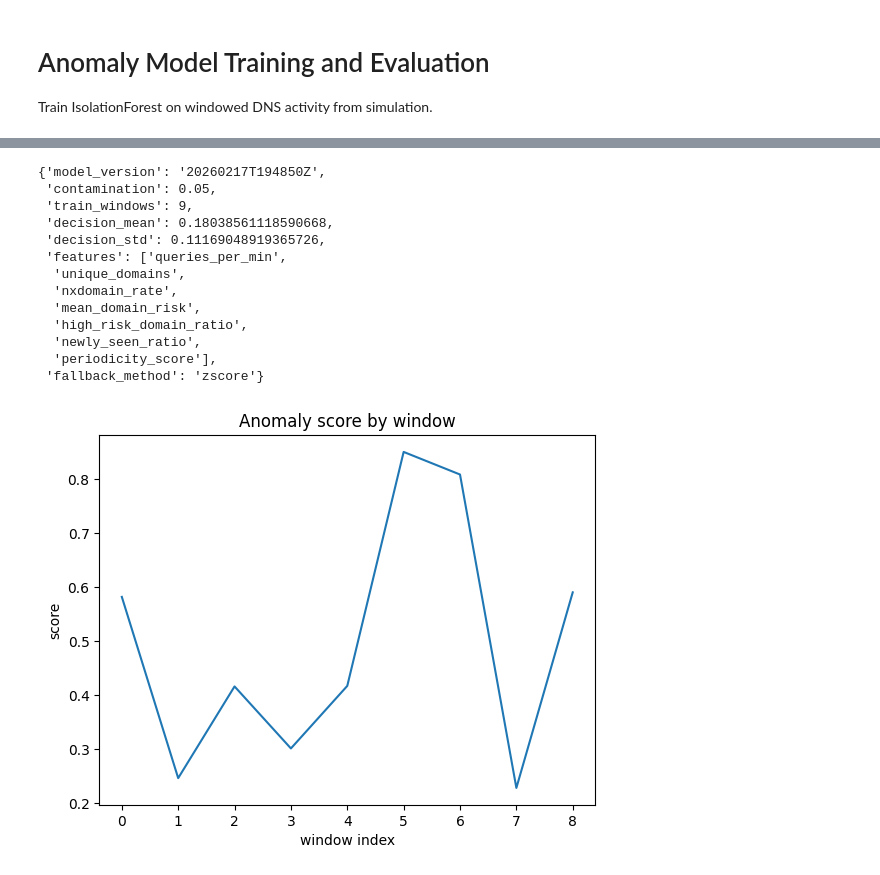
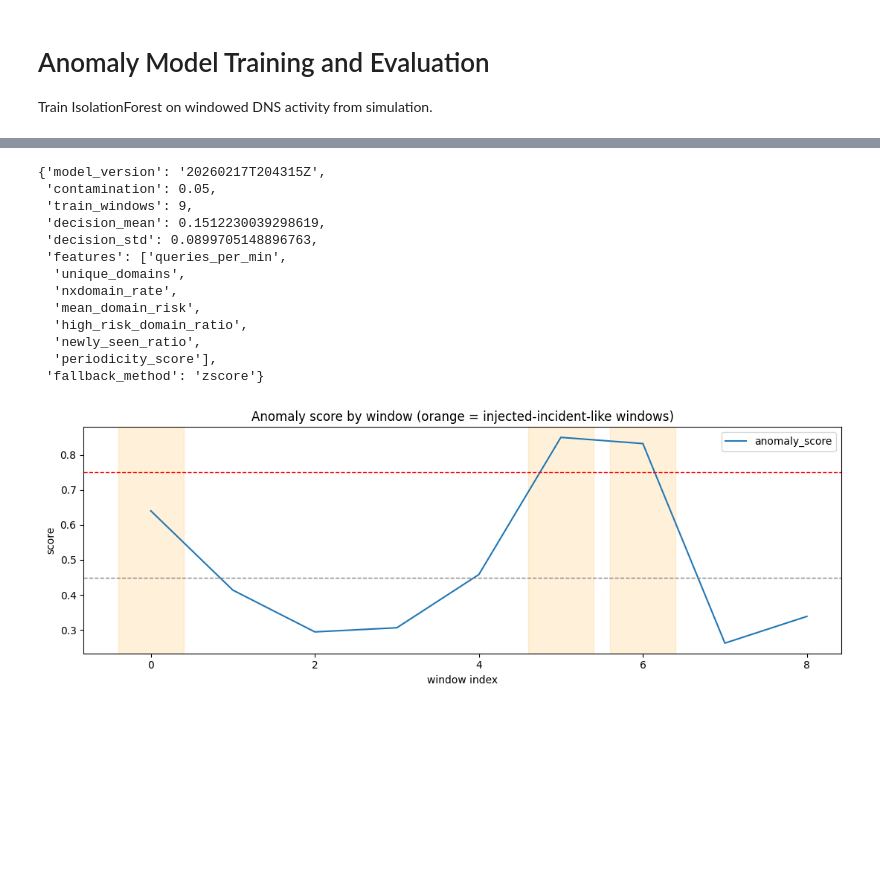
Before and after one commit to dustinhaggett/sentineldns, a Jupyter notebook: notebooks/02_anomaly_train_eval.executed.ipynb, the cells around one changed output, grey strips where cells are left out. Saved outputs shown, nothing was run; the diff lists cells and outputs as text; code cells hidden in the pictures; blank space fills up the shorter version.

```diff
--- a/notebooks/02_anomaly_train_eval.executed.ipynb
+++ b/notebooks/02_anomaly_train_eval.executed.ipynb
@@ -21,24 +44,38 @@ len(windows)
-# %%
-metrics = train_anomaly_model(windows)
-bundle = load_anomaly_bundle()
-scores = [score_window(w, bundle)['anomaly_score'] for w in windows]
-plt.plot(scores)
-plt.title('Anomaly score by window')
-plt.xlabel('window index')
-plt.ylabel('score')
-metrics
-# %% [output]
-{'model_version': '20260217T194850Z',
- 'contamination': 0.05,
- 'train_windows': 9,
- 'decision_mean': 0.18038561118590668,
- 'decision_std': 0.11169048919365726,
- 'features': ['queries_per_min',
-  'unique_domains',
-  'nxdomain_rate',
-  'mean_domain_risk',
-  'high_risk_domain_ratio',
-  'newly_seen_ratio',
-  'periodicity_score'],
- 'fallback_method': 'zscore'}
-[figure, removed]
+# %%
+metrics = train_anomaly_model(windows)
+bundle = load_anomaly_bundle()
+results = [score_window(w, bundle) for w in windows]
+score_df = pd.DataFrame(results)
+score_df['incident_like'] = window_df['incident_like'].to_numpy()
+score_df['window_start'] = window_df['window_start'].to_numpy()
+
+# Detection view with incident annotations.
+plt.figure(figsize=(11, 4))
+plt.plot(score_df['anomaly_score'].to_numpy(), label='anomaly_score')
+for idx, flagged in enumerate(score_df['incident_like'].to_numpy()):
+    if flagged:
+        plt.axvspan(idx - 0.4, idx + 0.4, color='orange', alpha=0.15)
+plt.axhline(0.45, color='gray', linestyle='--', linewidth=1)
+plt.axhline(0.75, color='red', linestyle='--', linewidth=1)
+plt.title('Anomaly score by window (orange = injected-incident-like windows)')
+plt.xlabel('window index')
+plt.ylabel('score')
+plt.legend()
+plt.tight_layout()
+
+metrics
+# %% [output]
+{'model_version': '20260217T204315Z',
+ 'contamination': 0.05,
+ 'train_windows': 9,
+ 'decision_mean': 0.1512230039298619,
+ 'decision_std': 0.0899705148896763,
+ 'features': ['queries_per_min',
+  'unique_domains',
+  'nxdomain_rate',
+  'mean_domain_risk',
+  'high_risk_domain_ratio',
+  'newly_seen_ratio',
+  'periodicity_score'],
+ 'fallback_method': 'zscore'}
+[figure, added]
```
Also changed, not shown: parts of 2 cells of this notebook, 3 other files.
